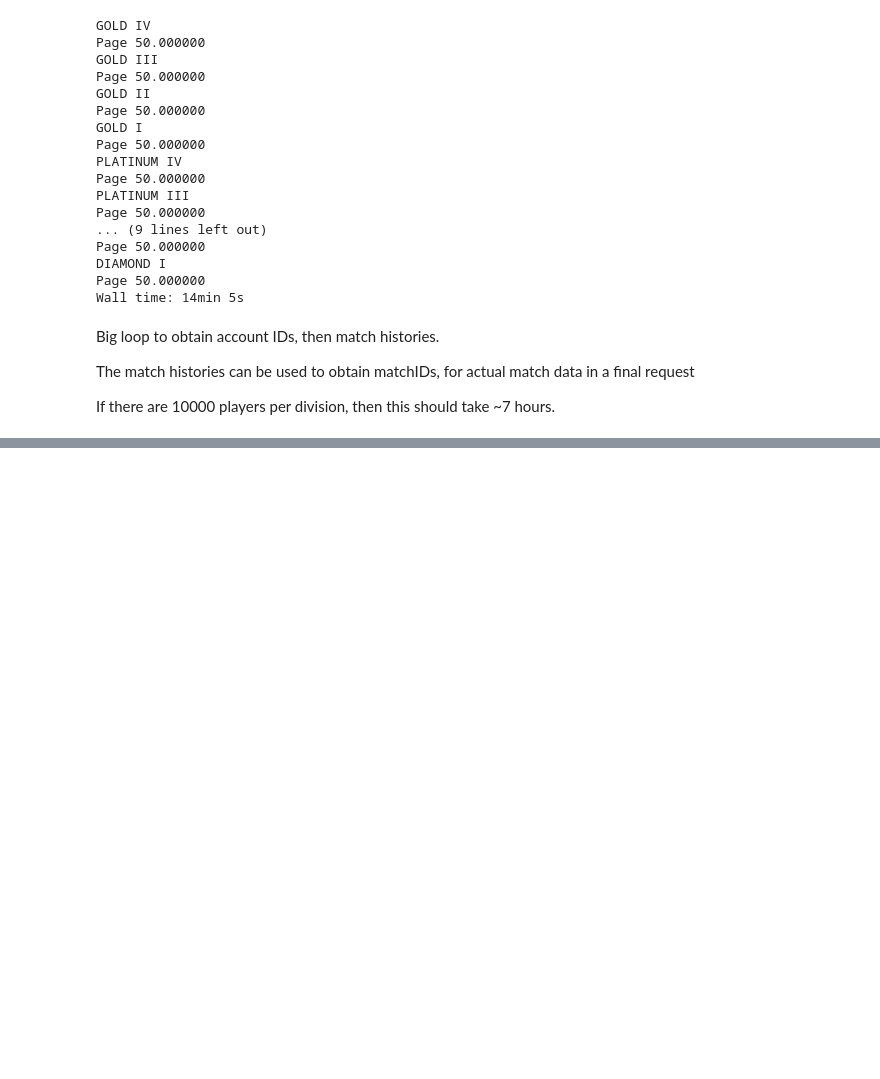
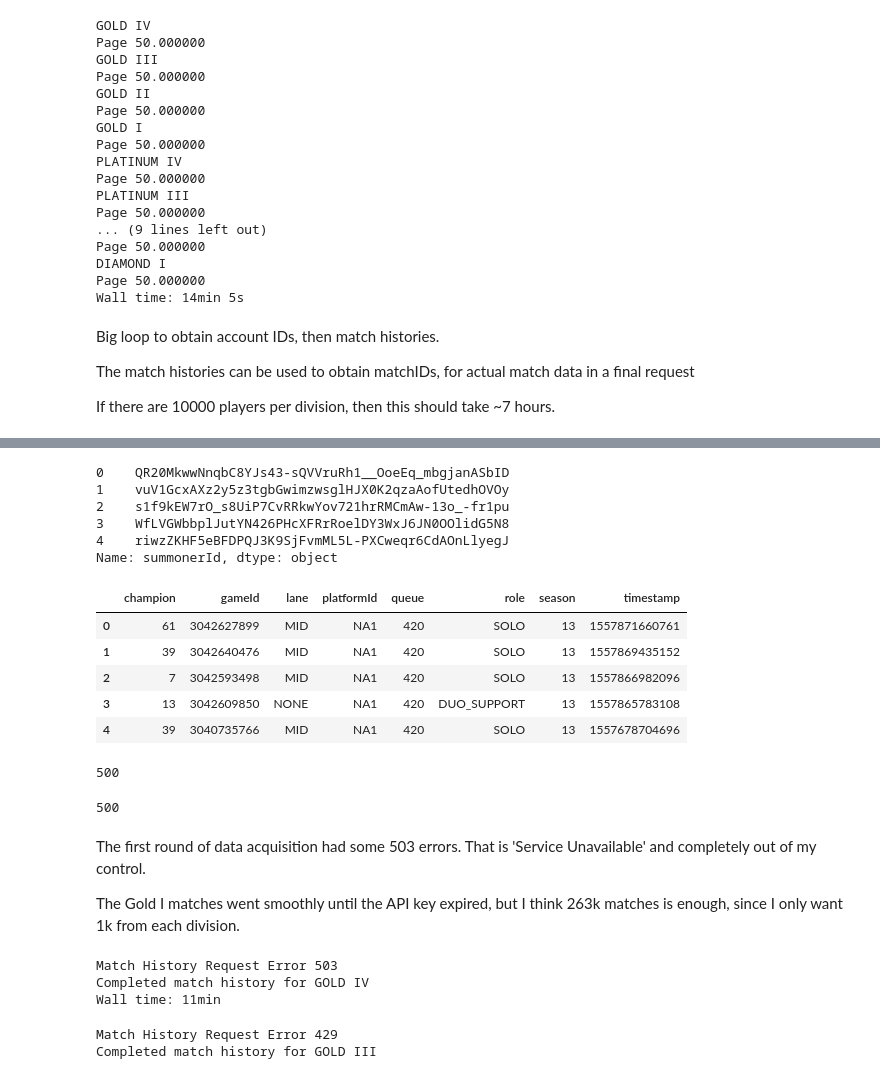
Before and after one commit to salvis2/SpringboardAlvis, a Jupyter notebook: capstone_project_1/further_work/notebooks/capstone_1_further_work_data_wrangling.ipynb, the cells around one changed output, grey strips where cells are left out. Drawn from its saved outputs; the diff is of its cells as text; code cells hidden in the pictures; blank space fills up the shorter version.

```diff
--- a/capstone_project_1/further_work/notebooks/capstone_1_further_work_data_wrangling.ipynb
+++ b/capstone_project_1/further_work/notebooks/capstone_1_further_work_data_wrangling.ipynb
@@ -443,0 +381,44 @@ Make a set of the gameIds, then get match data from gameId. gameId is long, need
+# %%
+players_df.summonerId.head()
+# %% [output]
+0    QR20MkwwNnqbC8YJs43-sQVVruRh1__OoeEq_mbgjanASbID
+1    vuV1GcxAXz2y5z3tgbGwimzwsglHJX0K2qzaAofUtedhOVOy
+2    s1f9kEW7rO_s8UiP7CvRRkwYov721hrRMCmAw-13o_-fr1pu
+3    WfLVGWbbplJutYN426PHcXFRrRoelDY3WxJ6JN0OOlidG5N8
+4    riwzZKHF5eBFDPQJ3K9SjFvmML5L-PXCweqr6CdAOnLlyegJ
+Name: summonerId, dtype: object
+# %%
+match_list_df.head()
+# %% [output]
+|  | champion | gameId | lane | platformId | queue | role | season | timestamp |
+| 0 | 61 | 3042627899 | MID | NA1 | 420 | SOLO | 13 | 1557871660761 |
+| 1 | 39 | 3042640476 | MID | NA1 | 420 | SOLO | 13 | 1557869435152 |
+| 2 | 7 | 3042593498 | MID | NA1 | 420 | SOLO | 13 | 1557866982096 |
+| 3 | 13 | 3042609850 | NONE | NA1 | 420 | DUO_SUPPORT | 13 | 1557865783108 |
+| 4 | 39 | 3040735766 | MID | NA1 | 420 | SOLO | 13 | 1557678704696 |
+# %%
+len(match_list_df)
+# %% [output]
+500
+# %%
+len(match_list_df.drop_duplicates(subset=['gameId']))
+# %% [output]
+500
+# %% [markdown]
+The first round of data acquisition had some 503 errors. That is 'Service Unavailable' and completely out of my control.
+
+The Gold I matches went smoothly until the API key expired, but I think 263k matches is enough, since I only want 1k from each division.
+# %%
+%%time
+get_match_histories(leagues[0], divisions[0])
+#get_match_histories(leagues[0], divisions[1])
+#get_match_histories(leagues[0], divisions[2])
+# %% [output]
+Match History Request Error 503
+Completed match history for GOLD IV
+Wall time: 11min
+# %%
+get_match_histories(leagues[0], divisions[1])
+# %% [output]
+Match History Request Error 429
+Completed match history for GOLD III
```
Also changed, not shown: parts of 77 cells of this notebook.
